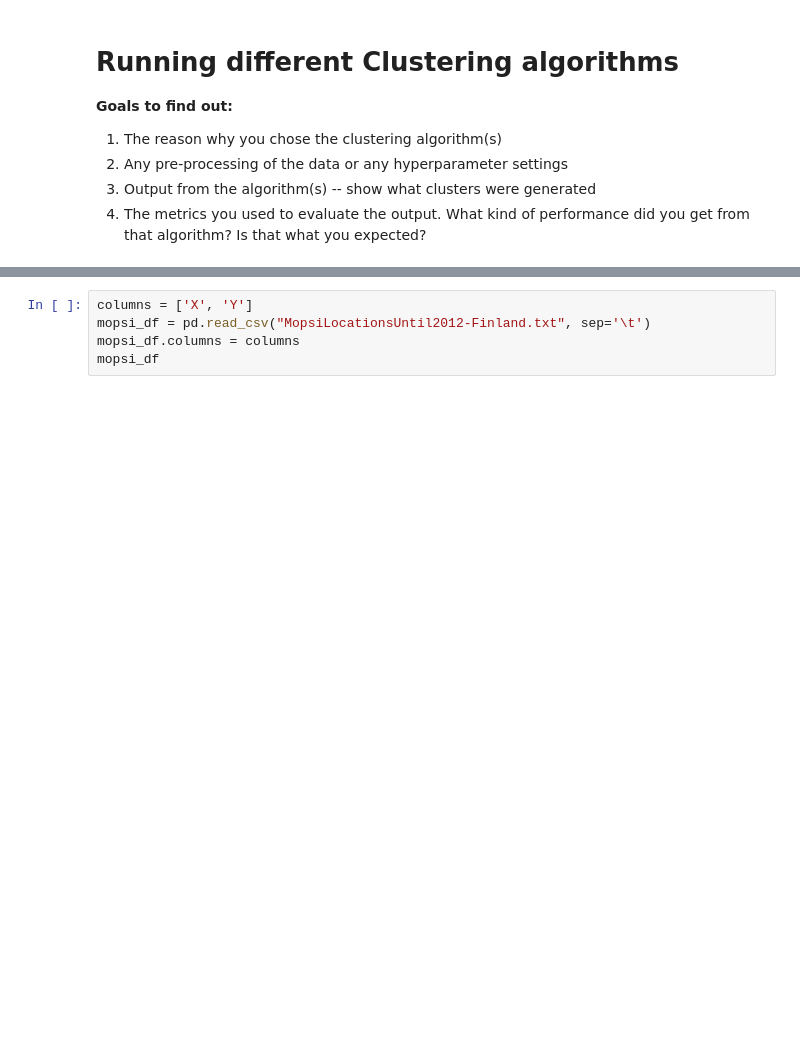
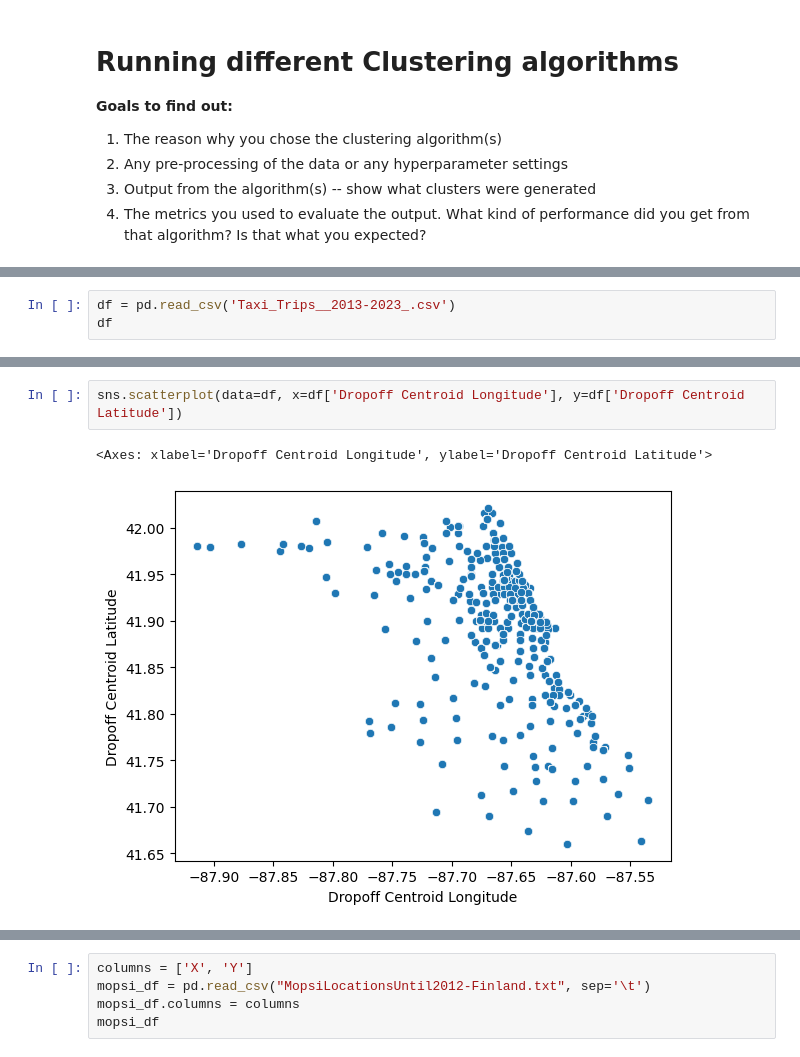
Before and after one commit to USFCA-CS663-Spring2024/kmeans-Sahil1709, a Jupyter notebook: Assignment 2 - Clustering.ipynb, the cells around one changed output, grey strips where cells are left out. Saved outputs shown, nothing was run; the diff lists cells and outputs as text; blank space fills up the shorter version.

Commit message:
Kmeans on taxi data

```diff
--- a/Assignment 2 - Clustering.ipynb
+++ b/Assignment 2 - Clustering.ipynb
@@ -235,0 +238,3 @@ plt.show()
+# %%
+df = pd.read_csv('Taxi_Trips__2013-2023_.csv')
+df
@@ -235,0 +287,5 @@ plt.show()
+# %%
+sns.scatterplot(data=df, x=df['Dropoff Centroid Longitude'], y=df['Dropoff Centroid Latitude'])
+# %% [output]
+<Axes: xlabel='Dropoff Centroid Longitude', ylabel='Dropoff Centroid Latitude'>
+[figure, added]
```
Also changed, not shown: parts of 20 cells of this notebook, 1 other file.
